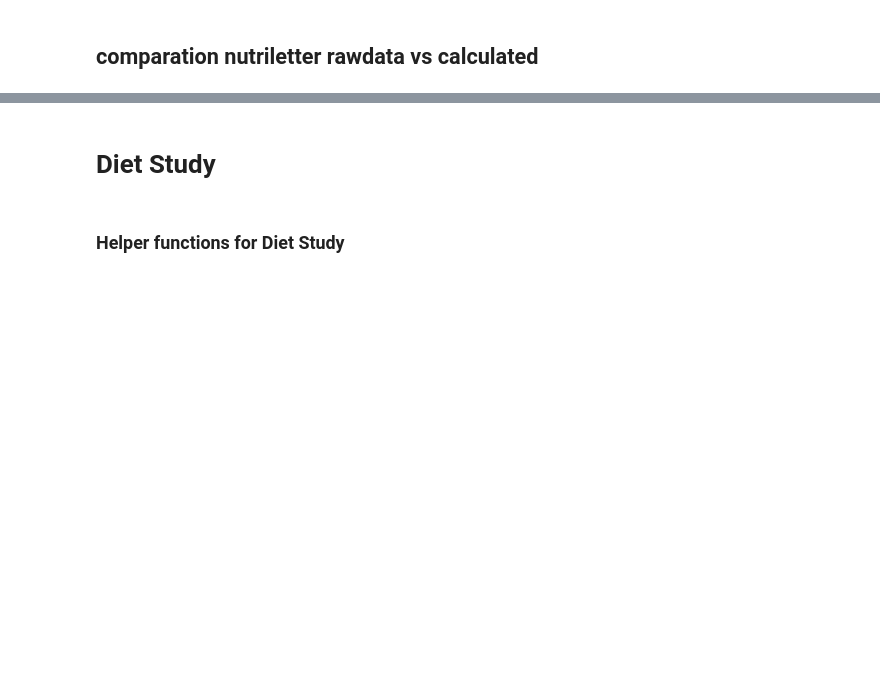
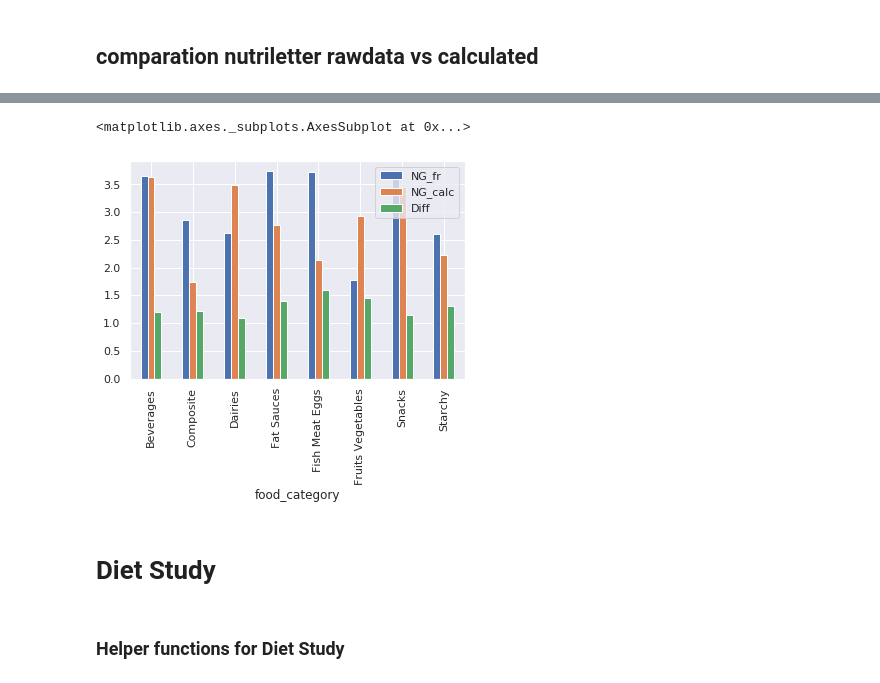
Before and after one commit to romi514/ProjectADA, a Jupyter notebook: project_tagADA.ipynb, the cells around one changed output, grey strips where cells are left out. Drawn from its saved outputs; the diff is of its cells as text; code cells hidden in the pictures; blank space fills up the shorter version.

```diff
--- a/project_tagADA.ipynb
+++ b/project_tagADA.ipynb
@@ -879,2 +902,2 @@ product_samenutriletter
 # %%
-nutridata[(nutridata['nutri-score_letter_CALCULATED'].notnull()) & (nutridata['nutrition_grade_fr'].notnull()) & (nutridata['nutri-score_letter_CALCULATED']!=nutridata['nutrition_grade_fr'])][['product_name','food_category','nutrition_grade_fr','nutri-score_letter_CALCULATED']]
+nutri_df = nutridata[(nutridata['nutri-score_letter_CALCULATED'].notnull()) & (nutridata['nutrition_grade_fr'].notnull()) & (nutridata['nutri-score_letter_CALCULATED']!=nutridata['nutrition_grade_fr'])][['product_name','food_category','nutrition_grade_fr','nutri-score_letter_CALCULATED']]
@@ -894,0 +918,5 @@ nutridata[(nutridata['nutri-score_letter_CALCULATED'].notnull()) & (nutridata['n
+# %%
+nutri_df['NG_fr'] = pd.factorize(nutri_df['nutrition_grade_fr'], sort=True)[0] + 1
+nutri_df['NG_calc'] = pd.factorize(nutri_df['nutri-score_letter_CALCULATED'], sort=True)[0] + 1
+# %%
+nutri_df['Diff'] = (nutri_df['NG_fr'] - nutri_df['NG_calc']).abs()
@@ -895,3 +937,8 @@ nutridata[(nutridata['nutri-score_letter_CALCULATED'].notnull()) & (nutridata['n
+# %%
+nutri_df.drop(['product_name', 'nutrition_grade_fr', 'nutri-score_letter_CALCULATED'], axis = 1).groupby('food_category').mean().plot(kind='bar')
+# %% [output]
+<matplotlib.axes._subplots.AxesSubplot at 0x...>
+[figure, added]
 # %% [markdown]
 # Diet Study
 # %% [markdown]
```
Also changed, not shown: parts of 38 cells of this notebook.
